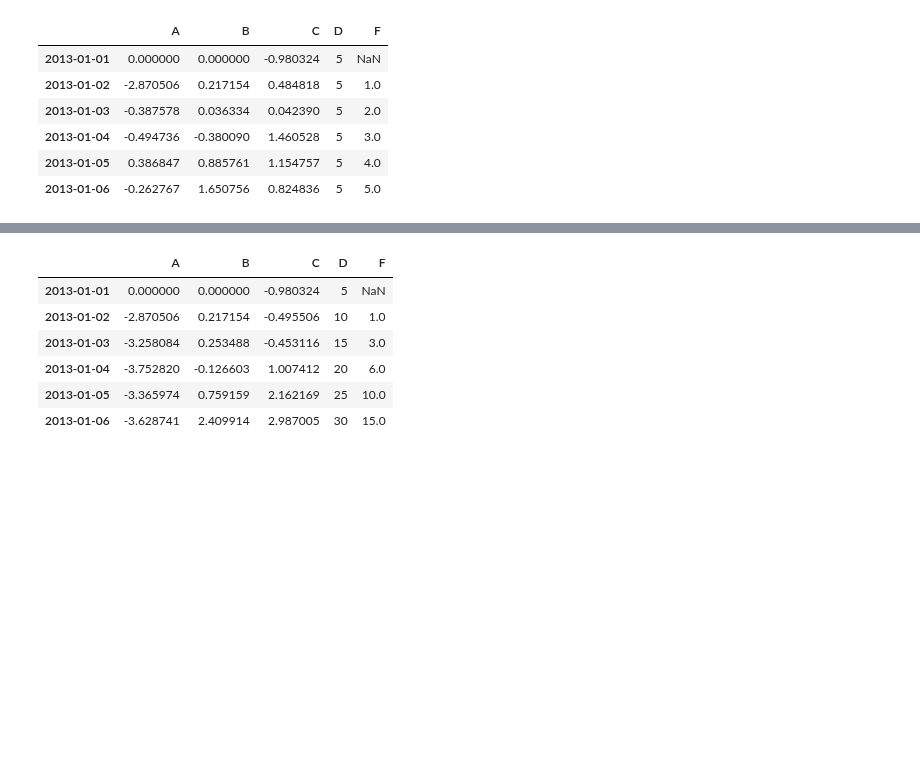
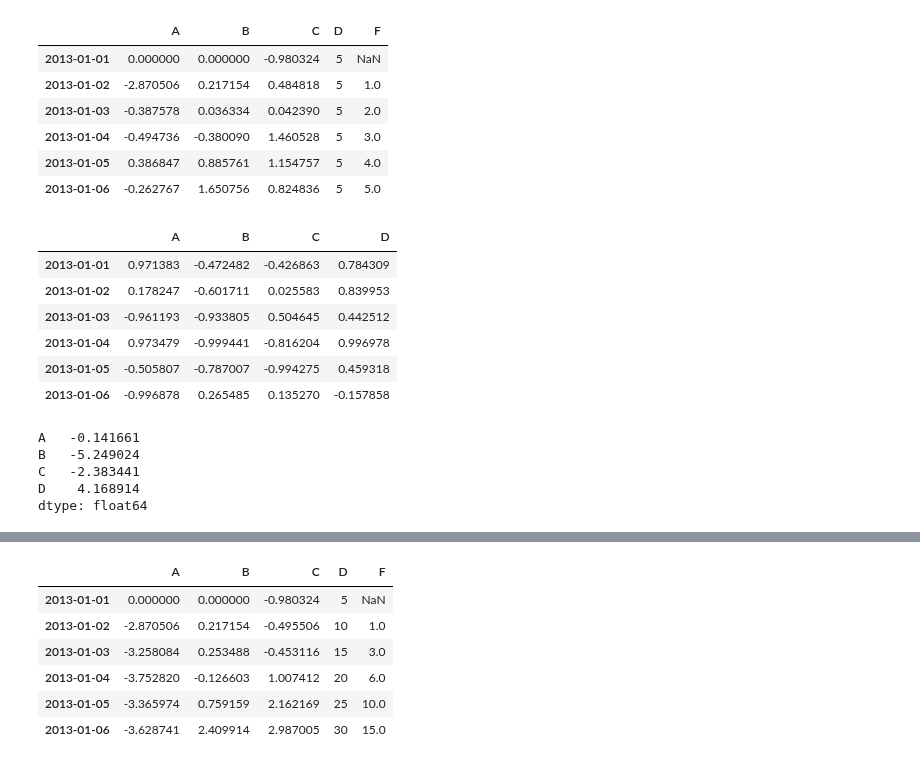
Before and after one commit to aicharya/DSA_Python, a Jupyter notebook: PandasTutorial.ipynb, the cells around one changed output, grey strips where cells are left out. Cells and saved outputs as stored; diff of their text form; code cells hidden in the pictures; blank space fills up the shorter version.

```diff
--- a/PandasTutorial.ipynb
+++ b/PandasTutorial.ipynb
@@ -865,3 +860,13 @@ df
 | 2013-01-04 | -0.494736 | -0.380090 | 1.460528 | 5 | 3.0 |
 | 2013-01-05 | 0.386847 | 0.885761 | 1.154757 | 5 | 4.0 |
 | 2013-01-06 | -0.262767 | 1.650756 | 0.824836 | 5 | 5.0 |
+# %%
+df.apply(np.sin)
+# %% [output]
+|  | A | B | C | D |
+| 2013-01-01 | 0.971383 | -0.472482 | -0.426863 | 0.784309 |
+| 2013-01-02 | 0.178247 | -0.601711 | 0.025583 | 0.839953 |
+| 2013-01-03 | -0.961193 | -0.933805 | 0.504645 | 0.442512 |
+| 2013-01-04 | 0.973479 | -0.999441 | -0.816204 | 0.996978 |
+| 2013-01-05 | -0.505807 | -0.787007 | -0.994275 | 0.459318 |
+| 2013-01-06 | -0.996878 | 0.265485 | 0.135270 | -0.157858 |
@@ -867,0 +875,8 @@ df
+# %%
+df.apply(sum)
+# %% [output]
+A   -0.141661
+B   -5.249024
+C   -2.383441
+D    4.168914
+dtype: float64
```
Also changed, not shown: parts of 13 cells of this notebook.
